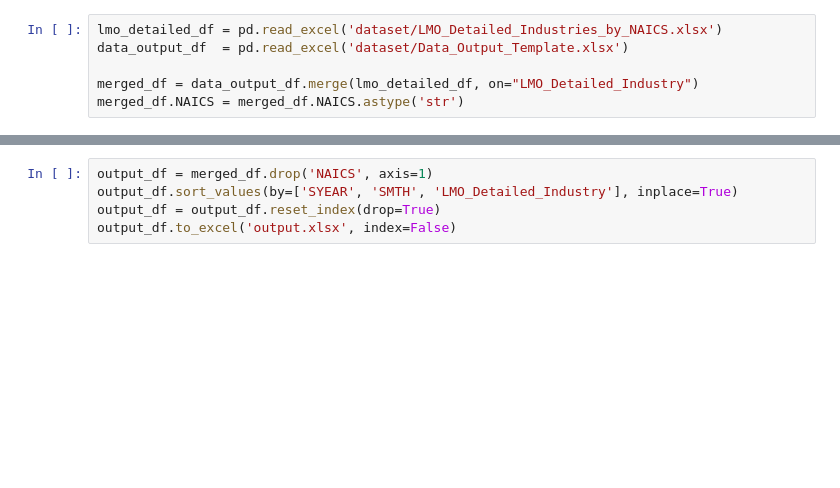
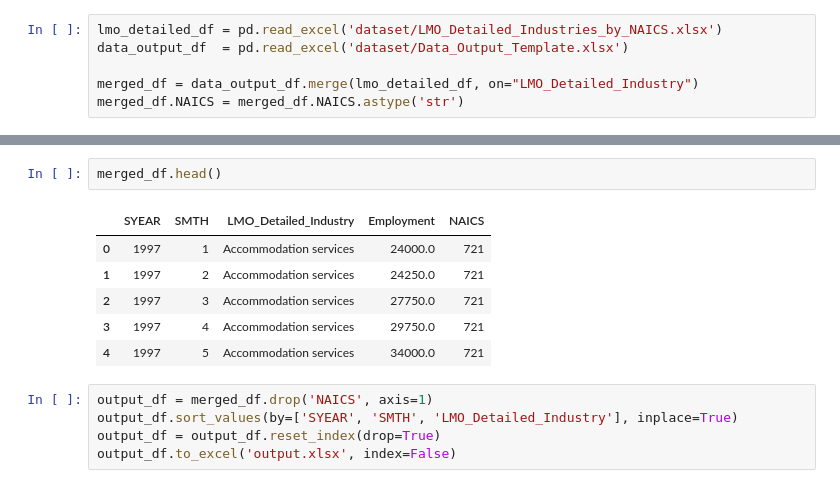
Before and after one commit to AbdiTolesa/naics-time-series-analysis, a Jupyter notebook: notebook.ipynb, the cells around one changed output, grey strips where cells are left out. Drawn from its saved outputs; the diff is of its cells as text; blank space fills up the shorter version.

```diff
--- a/notebook.ipynb
+++ b/notebook.ipynb
@@ -107,3 +73,12 @@ industry_employment by_1997_5_code_914:
+# %%
+merged_df.head()
+# %% [output]
+|  | SYEAR | SMTH | LMO_Detailed_Industry | Employment | NAICS |
+| 0 | 1997 | 1 | Accommodation services | 24000.0 | 721 |
+| 1 | 1997 | 2 | Accommodation services | 24250.0 | 721 |
+| 2 | 1997 | 3 | Accommodation services | 27750.0 | 721 |
+| 3 | 1997 | 4 | Accommodation services | 29750.0 | 721 |
+| 4 | 1997 | 5 | Accommodation services | 34000.0 | 721 |
 # %%
 output_df = merged_df.drop('NAICS', axis=1)
 output_df.sort_values(by=['SYEAR', 'SMTH', 'LMO_Detailed_Industry'], inplace=True)
```
Also changed, not shown: parts of 5 cells of this notebook.
